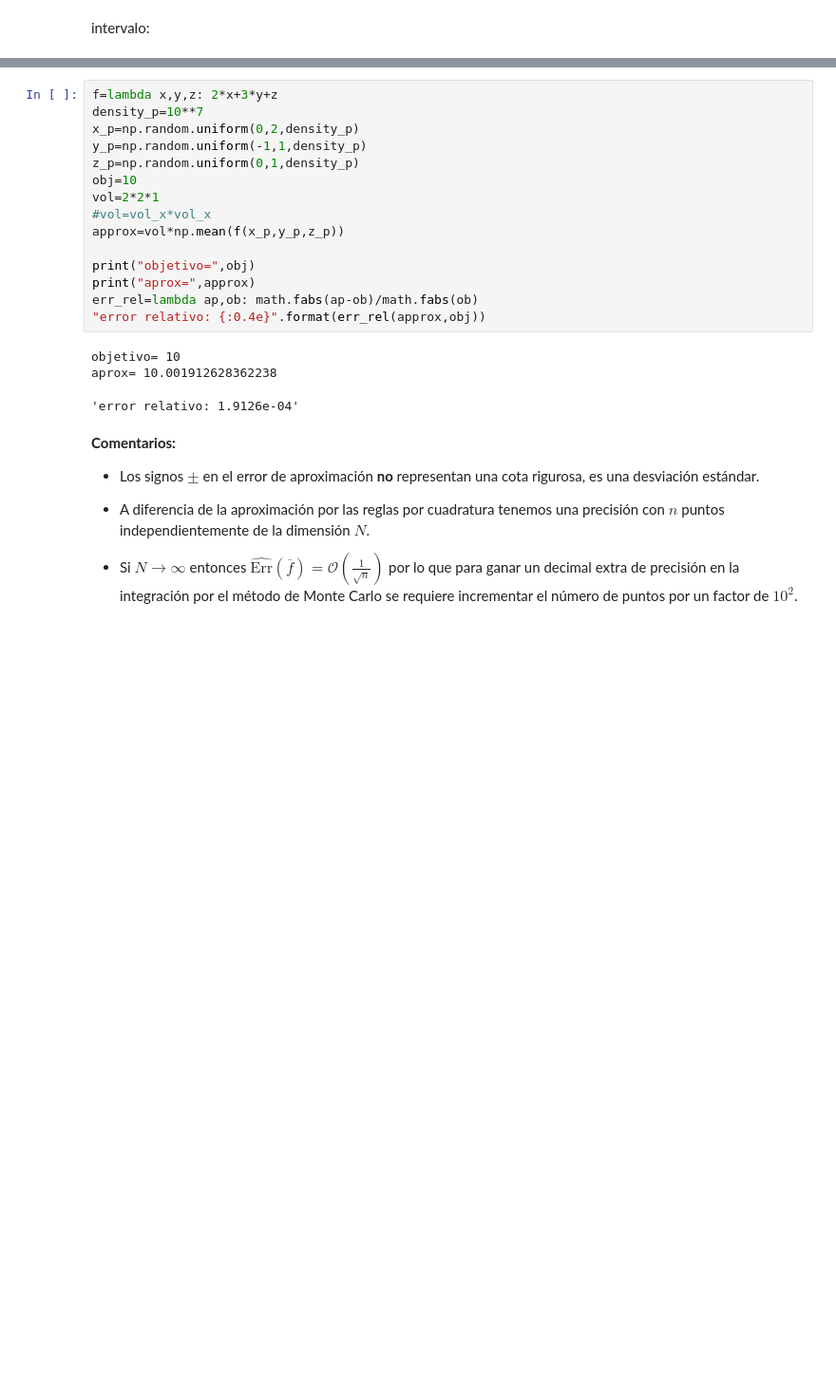
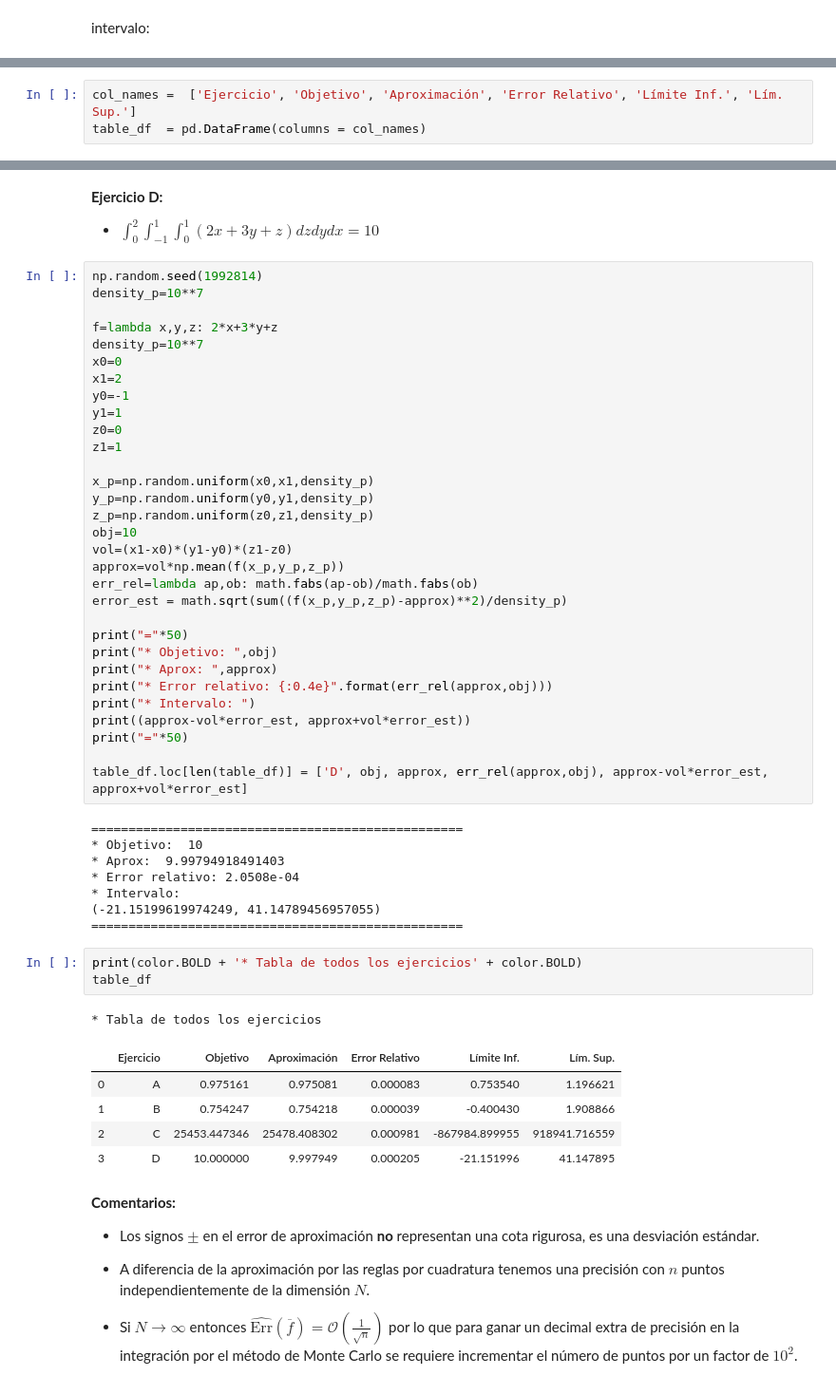
Before and after one commit to mno-2020-gh-classroom/ejercicios-de-dif-e-int-numerica-dapivei, a Jupyter notebook: 1.5.Integracion_numerica.ipynb, the cells around one changed output, grey strips where cells are left out. Shown at 95% size. Drawn from its saved outputs; the diff is of its cells as text; blank space fills up the shorter version.

Commit message:
Ajuste tabla y se incluyeron los intervalos

```diff
--- a/1.5.Integracion_numerica.ipynb
+++ b/1.5.Integracion_numerica.ipynb
@@ -605 +604,4 @@ density_p=10**4
+# %%
+col_names =  ['Ejercicio', 'Objetivo', 'Aproximación', 'Error Relativo', 'Límite Inf.', 'Lím. Sup.']
+table_df  = pd.DataFrame(columns = col_names)
 # %%
@@ -687,22 +723,55 @@ aprox= 24959.918344494094
+# %% [markdown]
+**Ejercicio D:**
+* $\displaystyle \int_0^2 \int_{-1}^1 \int_0^1 (2x+3y+z)dzdydx = 10$
 # %%
+np.random.seed(1992814)
+density_p=10**7
+
 f=lambda x,y,z: 2*x+3*y+z
 density_p=10**7
-x_p=np.random.uniform(0,2,density_p)
-y_p=np.random.uniform(-1,1,density_p)
-z_p=np.random.uniform(0,1,density_p)
+x0=0
+x1=2
+y0=-1
+y1=1
+z0=0
+z1=1
+
+x_p=np.random.uniform(x0,x1,density_p)
+y_p=np.random.uniform(y0,y1,density_p)
+z_p=np.random.uniform(z0,z1,density_p)
 obj=10
-vol=2*2*1
-#vol=vol_x*vol_x
+vol=(x1-x0)*(y1-y0)*(z1-z0)
 approx=vol*np.mean(f(x_p,y_p,z_p))
+err_rel=lambda ap,ob: math.fabs(ap-ob)/math.fabs(ob)
+error_est = math.sqrt(sum((f(x_p,y_p,z_p)-approx)**2)/density_p)
 
-print("objetivo=",obj)
-print("aprox=",approx)
-err_rel=lambda ap,ob: math.fabs(ap-ob)/math.fabs(ob)
-"error relativo: {:0.4e}".format(err_rel(approx,obj))
+print("="*50)
+print("* Objetivo: ",obj)
+print("* Aprox: ",approx)
+print("* Error relativo: {:0.4e}".format(err_rel(approx,obj)))
+print("* Intervalo: ")
+print((approx-vol*error_est, approx+vol*error_est))
+print("="*50)
+
+table_df.loc[len(table_df)] = ['D', obj, approx, err_rel(approx,obj), approx-vol*error_est, approx+vol*error_est]
 # %% [output]
-objetivo= 10
-aprox= 10.001912628362238
+==================================================
+* Objetivo:  10
+* Aprox:  9.99794918491403
+* Error relativo: 2.0508e-04
+* Intervalo:
+(-21.15199619974249, 41.14789456957055)
+==================================================
-'error relativo: 1.9126e-04'
+# %%
+print(color.BOLD + '* Tabla de todos los ejercicios' + color.BOLD)
+table_df
+# %% [output]
+* Tabla de todos los ejercicios
+|  | Ejercicio | Objetivo | Aproximación | Error Relativo | Límite Inf. | Lím. Sup. |
+| 0 | A | 0.975161 | 0.975081 | 0.000083 | 0.753540 | 1.196621 |
+| 1 | B | 0.754247 | 0.754218 | 0.000039 | -0.400430 | 1.908866 |
+| 2 | C | 25453.447346 | 25478.408302 | 0.000981 | -867984.899955 | 918941.716559 |
+| 3 | D | 10.000000 | 9.997949 | 0.000205 | -21.151996 | 41.147895 |
 # %% [markdown]
 **Comentarios:**
 
```
Also changed, not shown: parts of 11 cells of this notebook.
